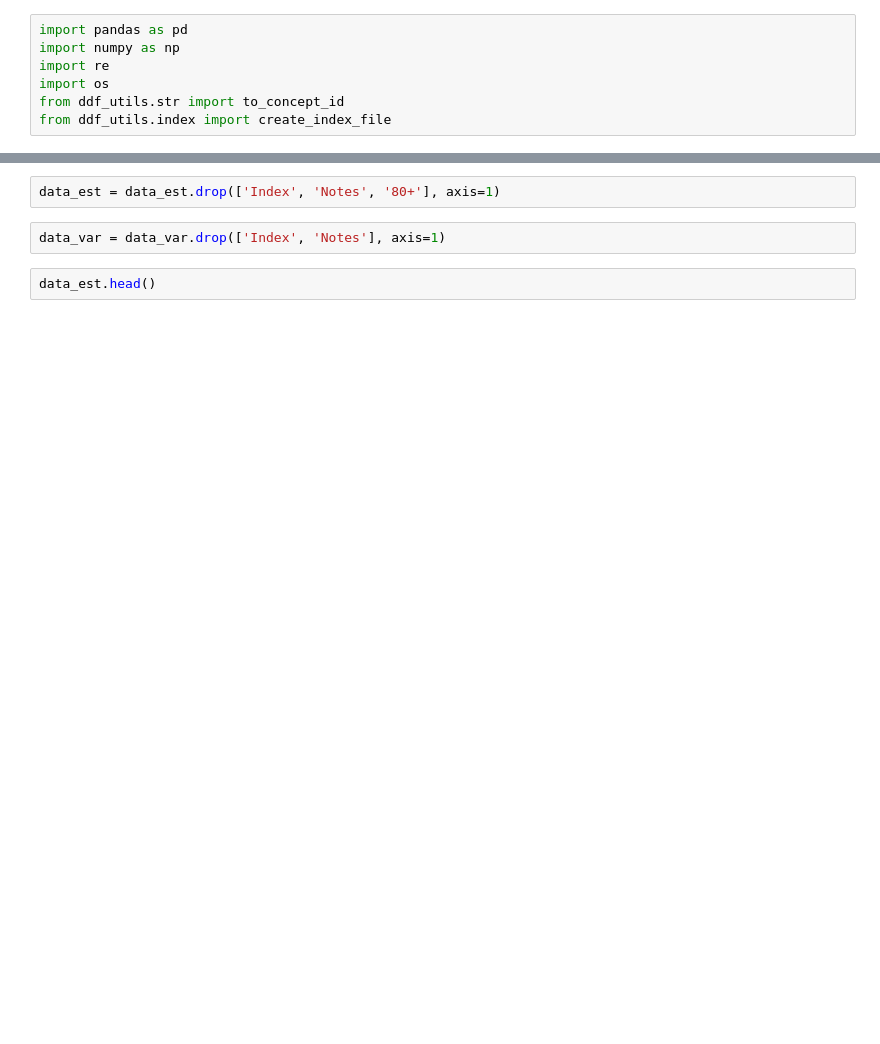
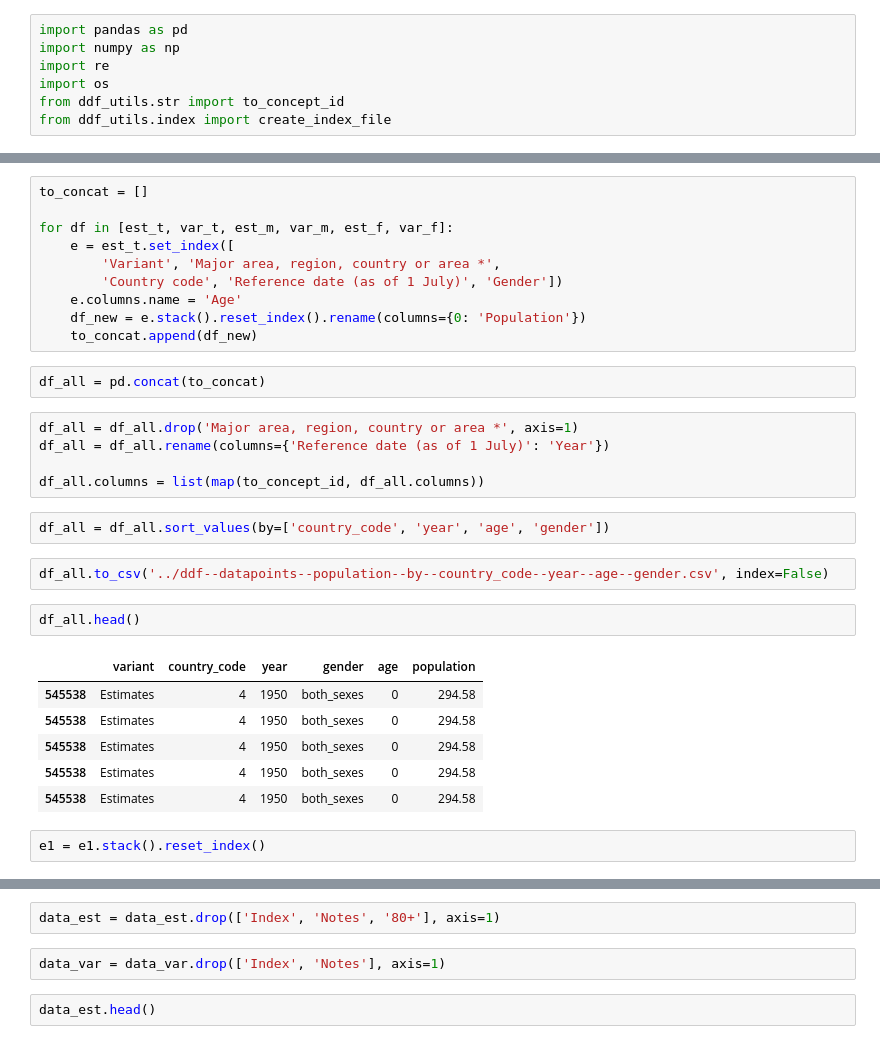
Before and after one commit to open-numbers/ddf--unpop--wpp_population, a Jupyter notebook: etl/unpop.ipynb, the cells around one changed output, grey strips where cells are left out. Cells and saved outputs as stored; diff of their text form; blank space fills up the shorter version.

```diff
--- a/etl/unpop.ipynb
+++ b/etl/unpop.ipynb
@@ -13,0 +55,32 @@ data_var = pd.read_excel(source, sheetname='MEDIUM VARIANT', skiprows=16, na_val
+# %%
+to_concat = []
+
+for df in [est_t, var_t, est_m, var_m, est_f, var_f]:
+    e = est_t.set_index([
+        'Variant', 'Major area, region, country or area *',
+        'Country code', 'Reference date (as of 1 July)', 'Gender'])
+    e.columns.name = 'Age'
+    df_new = e.stack().reset_index().rename(columns={0: 'Population'})
+    to_concat.append(df_new)
+# %%
+df_all = pd.concat(to_concat)
+# %%
+df_all = df_all.drop('Major area, region, country or area *', axis=1)
+df_all = df_all.rename(columns={'Reference date (as of 1 July)': 'Year'})
+
+df_all.columns = list(map(to_concept_id, df_all.columns))
+# %%
+df_all = df_all.sort_values(by=['country_code', 'year', 'age', 'gender'])
+# %%
+df_all.to_csv('../ddf--datapoints--population--by--country_code--year--age--gender.csv', index=False)
+# %%
+df_all.head()
+# %% [output]
+|  | variant | country_code | year | gender | age | population |
+| 545538 | Estimates | 4 | 1950 | both_sexes | 0 | 294.58 |
+| 545538 | Estimates | 4 | 1950 | both_sexes | 0 | 294.58 |
+| 545538 | Estimates | 4 | 1950 | both_sexes | 0 | 294.58 |
+| 545538 | Estimates | 4 | 1950 | both_sexes | 0 | 294.58 |
+| 545538 | Estimates | 4 | 1950 | both_sexes | 0 | 294.58 |
+# %%
+e1 = e1.stack().reset_index()
```
Also changed, not shown: parts of 26 cells of this notebook, 2 other files.
